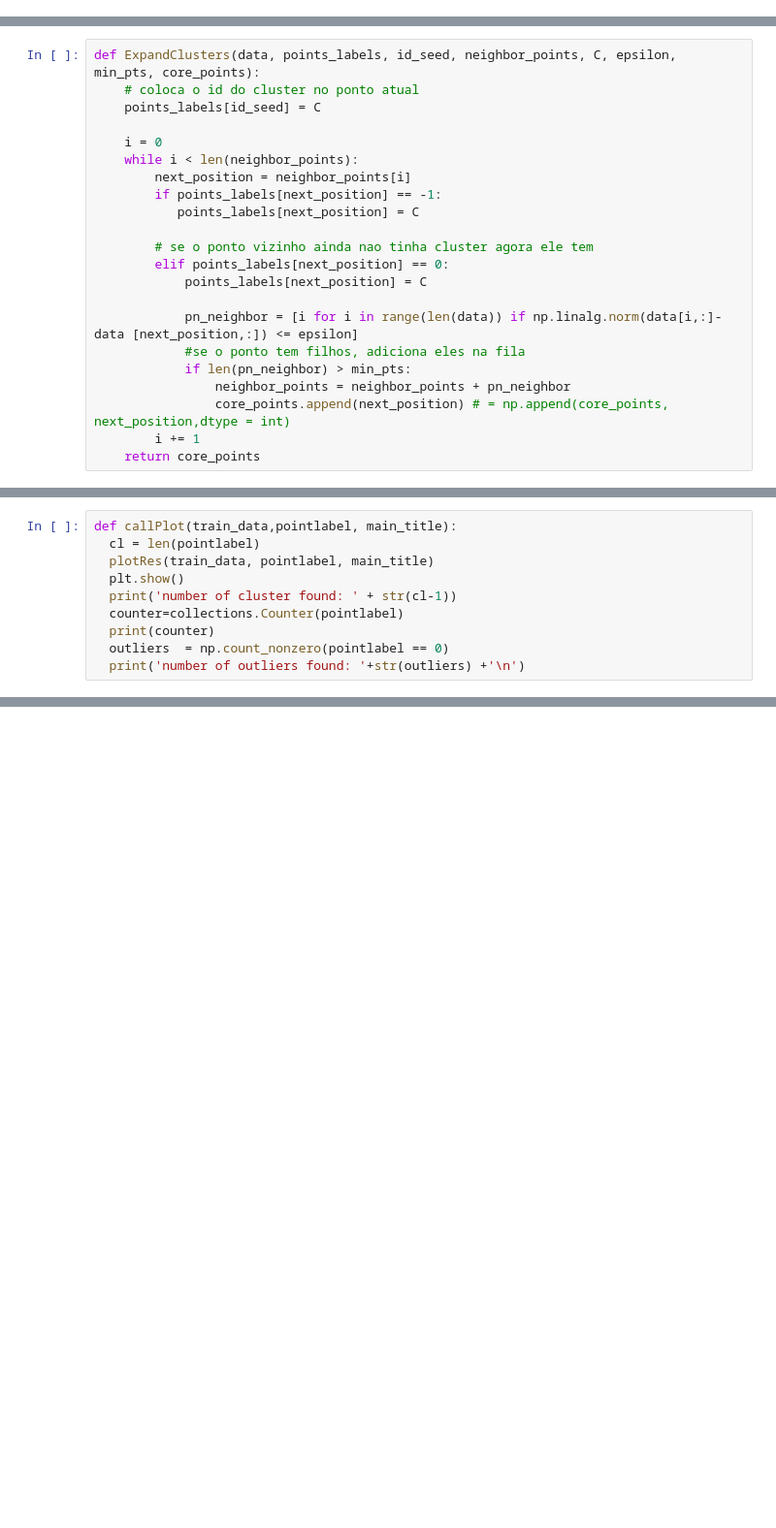
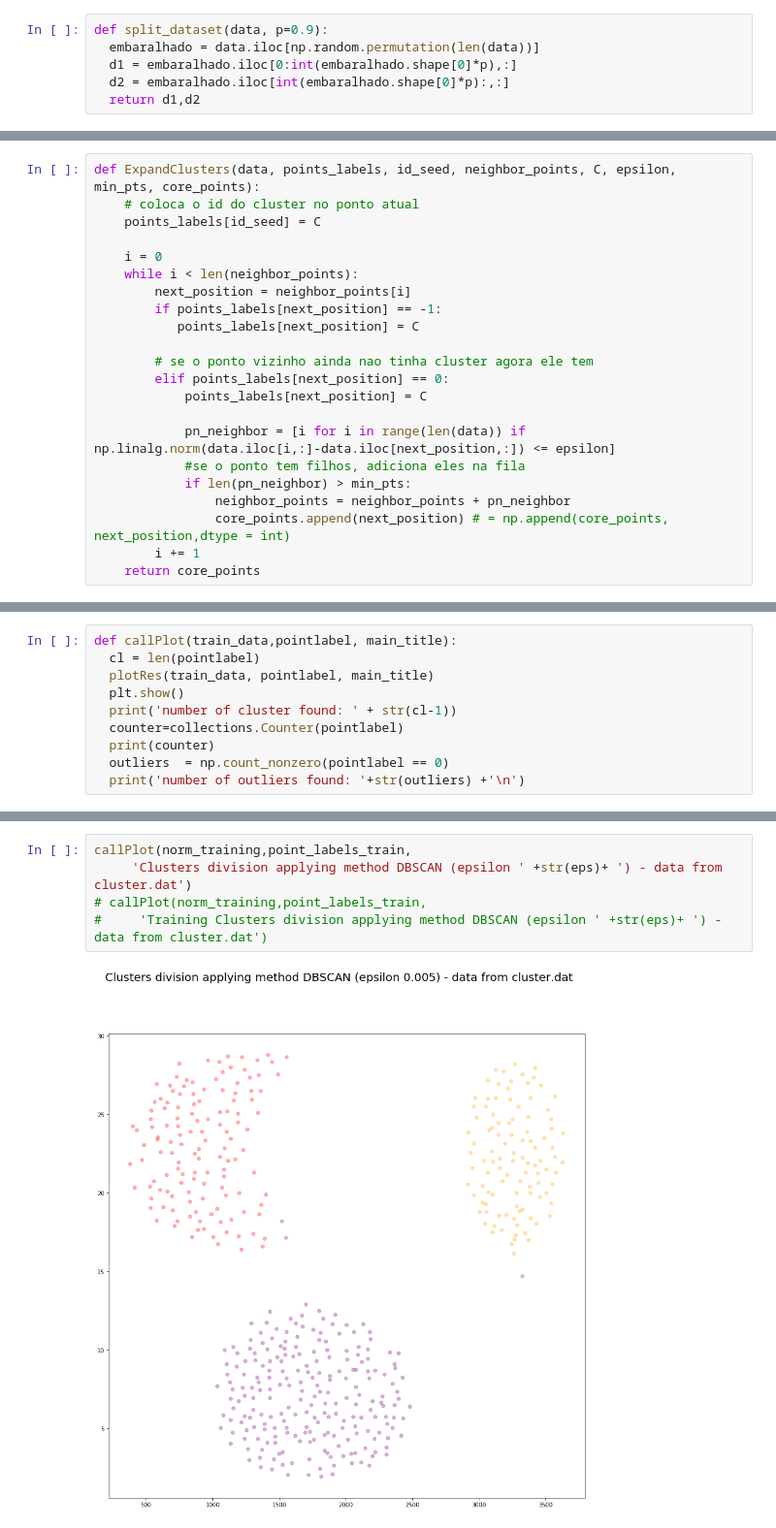
Before and after one commit to ianloron00/MachineLearning, a Jupyter notebook: P1/effDBSCAN.ipynb, the cells around one changed output, grey strips where cells are left out. Shown at 97% size. Drawn from its saved outputs; the diff is of its cells as text; blank space fills up the shorter version.

```diff
--- a/P1/effDBSCAN.ipynb
+++ b/P1/effDBSCAN.ipynb
@@ -24,0 +22,6 @@ def distance(i, j):
+# %%
+def split_dataset(data, p=0.9):
+  embaralhado = data.iloc[np.random.permutation(len(data))]
+  d1 = embaralhado.iloc[0:int(embaralhado.shape[0]*p),:]
+  d2 = embaralhado.iloc[int(embaralhado.shape[0]*p):,:]
+  return d1,d2
@@ -37,7 +47,7 @@ def ExpandClusters(data, points_labels, id_seed, neighbor_points, C, epsilon, mi
         elif points_labels[next_position] == 0:
             points_labels[next_position] = C
 
-            pn_neighbor = [i for i in range(len(data)) if np.linalg.norm(data[i,:]-data [next_position,:]) <= epsilon]
+            pn_neighbor = [i for i in range(len(data)) if np.linalg.norm(data.iloc[i,:]-data.iloc[next_position,:]) <= epsilon]
             #se o ponto tem filhos, adiciona eles na fila
             if len(pn_neighbor) > min_pts:
                 neighbor_points = neighbor_points + pn_neighbor
@@ -202,0 +318,7 @@ def predict (core_points, norm_original_data, point_labels, norm_test_data):
+# %%
+callPlot(norm_training,point_labels_train,
+     'Clusters division applying method DBSCAN (epsilon ' +str(eps)+ ') - data from cluster.dat')
+# callPlot(norm_training,point_labels_train,
+#     'Training Clusters division applying method DBSCAN (epsilon ' +str(eps)+ ') - data from cluster.dat')
+# %% [output]
+[figure, added]
```
Also changed, not shown: parts of 30 cells of this notebook.
